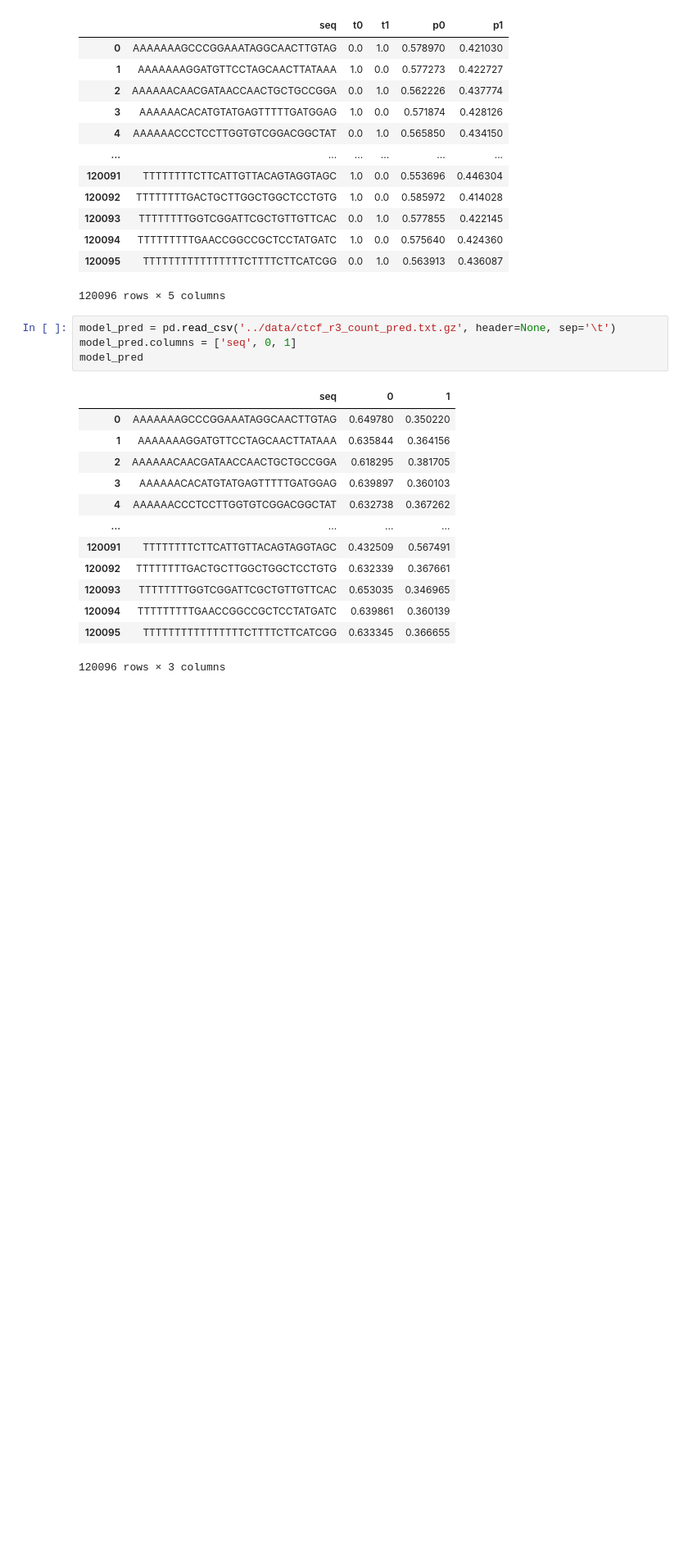
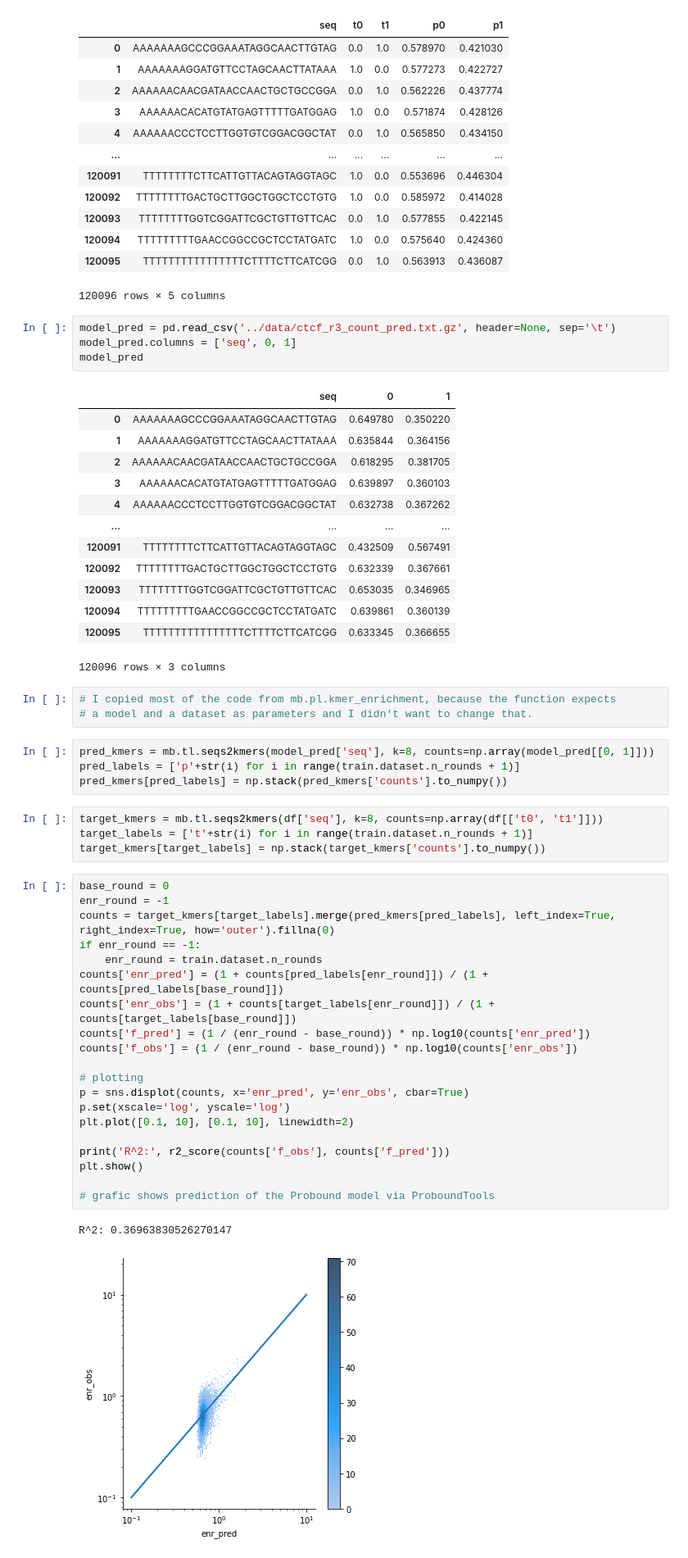
Before and after one commit to theislab/mubind, a Jupyter notebook: notebooks/19_loading_probound.ipynb, the cells around one changed output. Shown at 82% size. Cells and saved outputs as stored; diff of their text form; blank space fills up the shorter version.

Commit message:
adding model comparison

```diff
--- a/notebooks/19_loading_probound.ipynb
+++ b/notebooks/19_loading_probound.ipynb
@@ -86,3 +88,37 @@ model_pred
 | 120094 | TTTTTTTTTGAACCGGCCGCTCCTATGATC | 0.639861 | 0.360139 |
 | 120095 | TTTTTTTTTTTTTTTTCTTTTCTTCATCGG | 0.633345 | 0.366655 |
 120096 rows × 3 columns
+# %%
+# I copied most of the code from mb.pl.kmer_enrichment, because the function expects
+# a model and a dataset as parameters and I didn't want to change that.
+# %%
+pred_kmers = mb.tl.seqs2kmers(model_pred['seq'], k=8, counts=np.array(model_pred[[0, 1]]))
+pred_labels = ['p'+str(i) for i in range(train.dataset.n_rounds + 1)]
+pred_kmers[pred_labels] = np.stack(pred_kmers['counts'].to_numpy())
+# %%
+target_kmers = mb.tl.seqs2kmers(df['seq'], k=8, counts=np.array(df[['t0', 't1']]))
+target_labels = ['t'+str(i) for i in range(train.dataset.n_rounds + 1)]
+target_kmers[target_labels] = np.stack(target_kmers['counts'].to_numpy())
+# %%
+base_round = 0
+enr_round = -1
+counts = target_kmers[target_labels].merge(pred_kmers[pred_labels], left_index=True, right_index=True, how='outer').fillna(0)
+if enr_round == -1:
+    enr_round = train.dataset.n_rounds
+counts['enr_pred'] = (1 + counts[pred_labels[enr_round]]) / (1 + counts[pred_labels[base_round]])
+counts['enr_obs'] = (1 + counts[target_labels[enr_round]]) / (1 + counts[target_labels[base_round]])
+counts['f_pred'] = (1 / (enr_round - base_round)) * np.log10(counts['enr_pred'])
+counts['f_obs'] = (1 / (enr_round - base_round)) * np.log10(counts['enr_obs'])
+
+# plotting
+p = sns.displot(counts, x='enr_pred', y='enr_obs', cbar=True)
+p.set(xscale='log', yscale='log')
+plt.plot([0.1, 10], [0.1, 10], linewidth=2)
+
+print('R^2:', r2_score(counts['f_obs'], counts['f_pred']))
+plt.show()
+
+# grafic shows prediction of the Probound model via ProboundTools
+# %% [output]
+R^2: 0.36963830526270147
+[figure, added]
```
Also changed, not shown: parts of 2 cells of this notebook, 1 other file.
